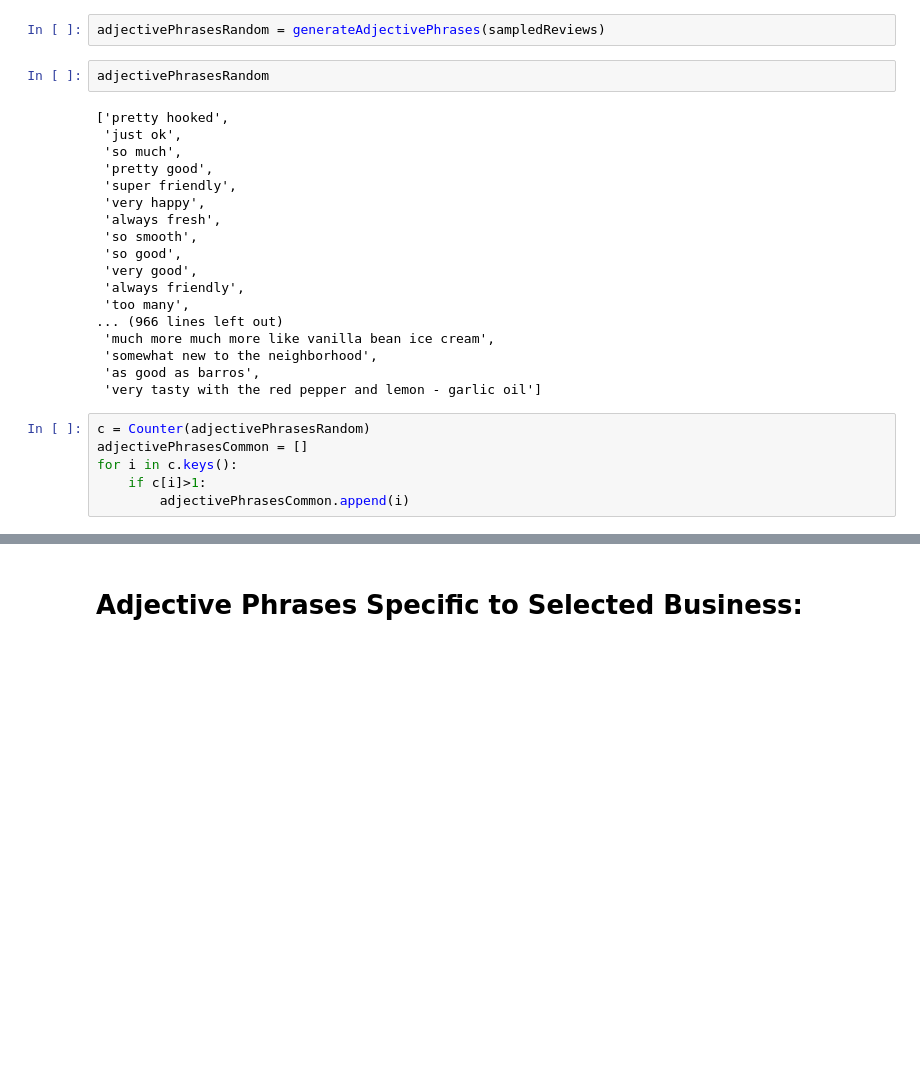
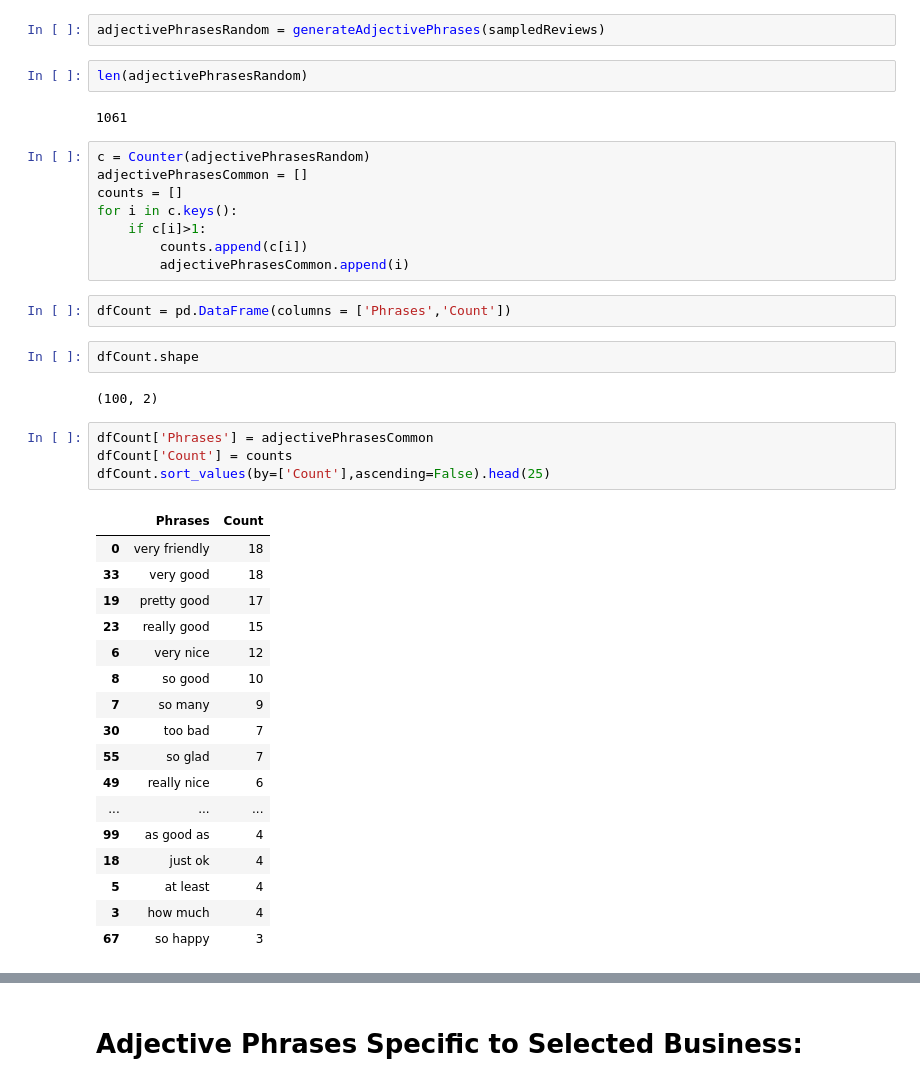
Before and after one commit to guptajay/CZ4045-Assignments, a Jupyter notebook: Jupyter/Adjective Phrase-Vivek.ipynb, the cells around one changed output, grey strips where cells are left out. Saved outputs shown, nothing was run; the diff lists cells and outputs as text; blank space fills up the shorter version.

```diff
--- a/Jupyter/Adjective Phrase-Vivek.ipynb
+++ b/Jupyter/Adjective Phrase-Vivek.ipynb
@@ -500,31 +506,45 @@ sampledReviews.head()
 # %%
 adjectivePhrasesRandom = generateAdjectivePhrases(sampledReviews)
-# %%
-adjectivePhrasesRandom
-# %% [output]
-['pretty hooked',
- 'just ok',
- 'so much',
- 'pretty good',
- 'super friendly',
- 'very happy',
- 'always fresh',
- 'so smooth',
- 'so good',
- 'very good',
- 'always friendly',
- 'too many',
-... (966 lines left out)
- 'much more much more like vanilla bean ice cream',
- 'somewhat new to the neighborhood',
- 'as good as barros',
- 'very tasty with the red pepper and lemon - garlic oil']
+# %%
+len(adjectivePhrasesRandom)
+# %% [output]
+1061
 # %%
 c = Counter(adjectivePhrasesRandom)
 adjectivePhrasesCommon = []
+counts = []
 for i in c.keys():
     if c[i]>1:
+        counts.append(c[i])
         adjectivePhrasesCommon.append(i)
+# %%
+dfCount = pd.DataFrame(columns = ['Phrases','Count'])
+# %%
+dfCount.shape
+# %% [output]
+(100, 2)
+# %%
+dfCount['Phrases'] = adjectivePhrasesCommon
+dfCount['Count'] = counts
+dfCount.sort_values(by=['Count'],ascending=False).head(25)
+# %% [output]
+|  | Phrases | Count |
+| 0 | very friendly | 18 |
+| 33 | very good | 18 |
+| 19 | pretty good | 17 |
+| 23 | really good | 15 |
+| 6 | very nice | 12 |
+| 8 | so good | 10 |
+| 7 | so many | 9 |
+| 30 | too bad | 7 |
+| 55 | so glad | 7 |
+| 49 | really nice | 6 |
+| ... | ... | ... |
+| 99 | as good as | 4 |
+| 18 | just ok | 4 |
+| 5 | at least | 4 |
+| 3 | how much | 4 |
+| 67 | so happy | 3 |
 # %%
 adjectivePhrasesCommon
 # %% [output]
```
Also changed, not shown: parts of 8 cells of this notebook.
